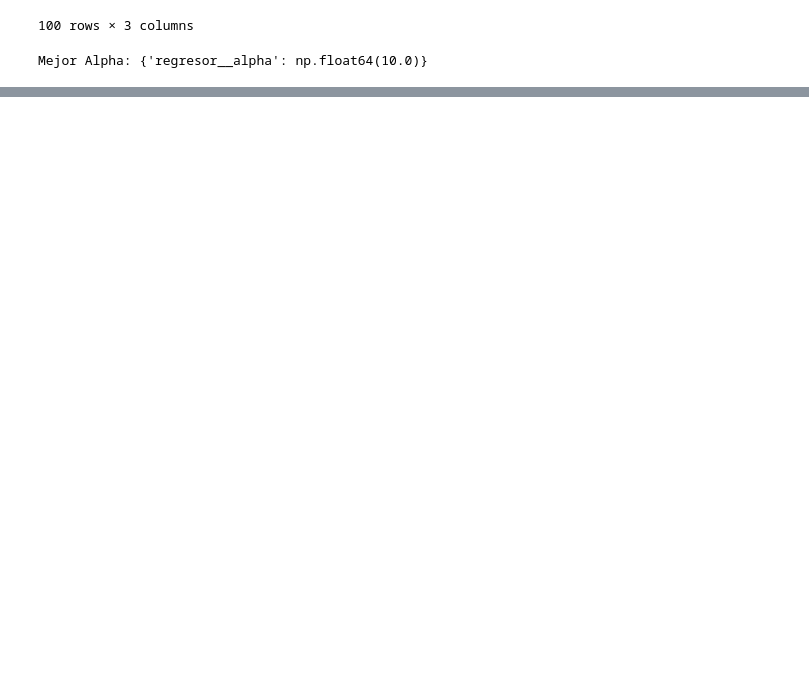
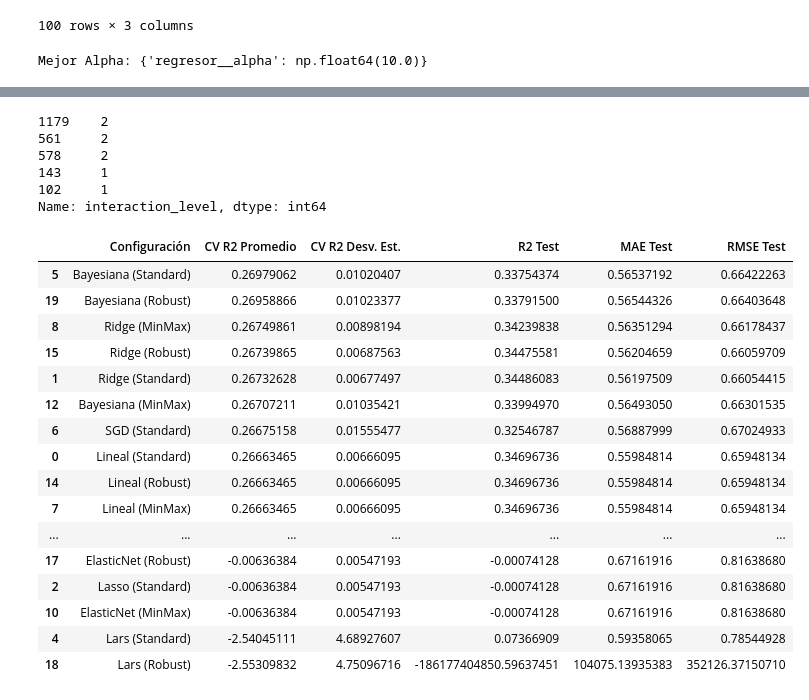
Before and after one commit to daff-250900/practica2-mod2, a Jupyter notebook: NotebookInicialPractica2.ipynb, the cells around one changed output, grey strips where cells are left out. Cells and saved outputs as stored; diff of their text form; code cells hidden in the pictures; blank space fills up the shorter version.

```diff
--- a/NotebookInicialPractica2.ipynb
+++ b/NotebookInicialPractica2.ipynb
@@ -1050,0 +1108,7 @@ Top Variables que aumentan las vistas:
+# %%
+def level_to_numeric(level):
+    mapping = {'Low': 0, 'Medium': 1, 'High': 2}
+    return mapping.get(level, -1)
+
+df_final['interaction_level'] = df_final['interaction_level'].apply(level_to_numeric)
+df_final.sample(10)
@@ -1050,0 +1127,14 @@ Top Variables que aumentan las vistas:
+# %%
+X = df_final.drop(columns=['interaction_level'])
+y = df_final['interaction_level']
+# %%
+X_train, X_test, y_train, y_test = train_test_split(X, y, test_size=0.3)
+# %%
+y_test.sample(5)
+# %% [output]
+1179    2
+561     2
+578     2
+143     1
+102     1
+Name: interaction_level, dtype: int64
@@ -1050,0 +1197,20 @@ Top Variables que aumentan las vistas:
+# %%
+df_final_res_cont
+# %% [output]
+|  | Configuración | CV R2 Promedio | CV R2 Desv. Est. | R2 Test | MAE Test | RMSE Test |
+| 5 | Bayesiana (Standard) | 0.26979062 | 0.01020407 | 0.33754374 | 0.56537192 | 0.66422263 |
+| 19 | Bayesiana (Robust) | 0.26958866 | 0.01023377 | 0.33791500 | 0.56544326 | 0.66403648 |
+| 8 | Ridge (MinMax) | 0.26749861 | 0.00898194 | 0.34239838 | 0.56351294 | 0.66178437 |
+| 15 | Ridge (Robust) | 0.26739865 | 0.00687563 | 0.34475581 | 0.56204659 | 0.66059709 |
+| 1 | Ridge (Standard) | 0.26732628 | 0.00677497 | 0.34486083 | 0.56197509 | 0.66054415 |
+| 12 | Bayesiana (MinMax) | 0.26707211 | 0.01035421 | 0.33994970 | 0.56493050 | 0.66301535 |
+| 6 | SGD (Standard) | 0.26675158 | 0.01555477 | 0.32546787 | 0.56887999 | 0.67024933 |
+| 0 | Lineal (Standard) | 0.26663465 | 0.00666095 | 0.34696736 | 0.55984814 | 0.65948134 |
+| 14 | Lineal (Robust) | 0.26663465 | 0.00666095 | 0.34696736 | 0.55984814 | 0.65948134 |
+| 7 | Lineal (MinMax) | 0.26663465 | 0.00666095 | 0.34696736 | 0.55984814 | 0.65948134 |
+| ... | ... | ... | ... | ... | ... | ... |
+| 17 | ElasticNet (Robust) | -0.00636384 | 0.00547193 | -0.00074128 | 0.67161916 | 0.81638680 |
+| 2 | Lasso (Standard) | -0.00636384 | 0.00547193 | -0.00074128 | 0.67161916 | 0.81638680 |
+| 10 | ElasticNet (MinMax) | -0.00636384 | 0.00547193 | -0.00074128 | 0.67161916 | 0.81638680 |
+| 4 | Lars (Standard) | -2.54045111 | 4.68927607 | 0.07366909 | 0.59358065 | 0.78544928 |
+| 18 | Lars (Robust) | -2.55309832 | 4.75096716 | -186177404850.59637451 | 104075.13935383 | 352126.37150710 |
```
Also changed, not shown: parts of 38 cells of this notebook.
